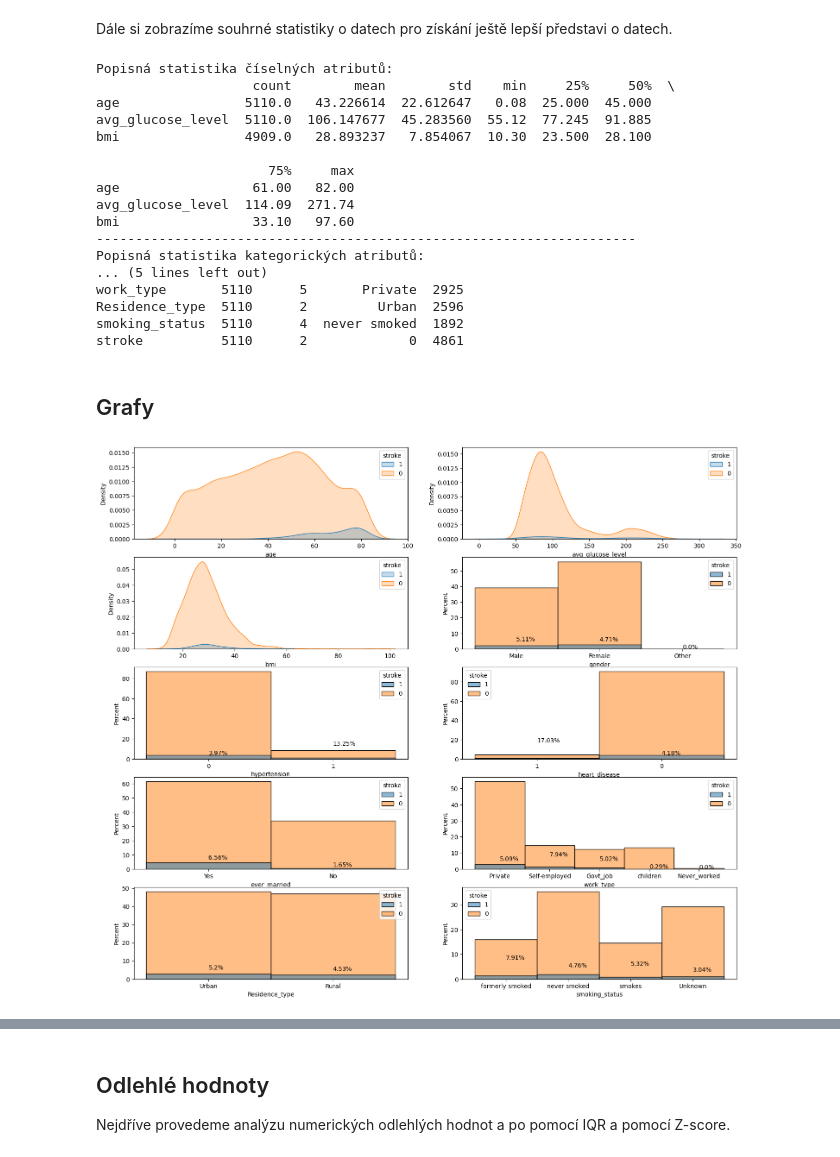
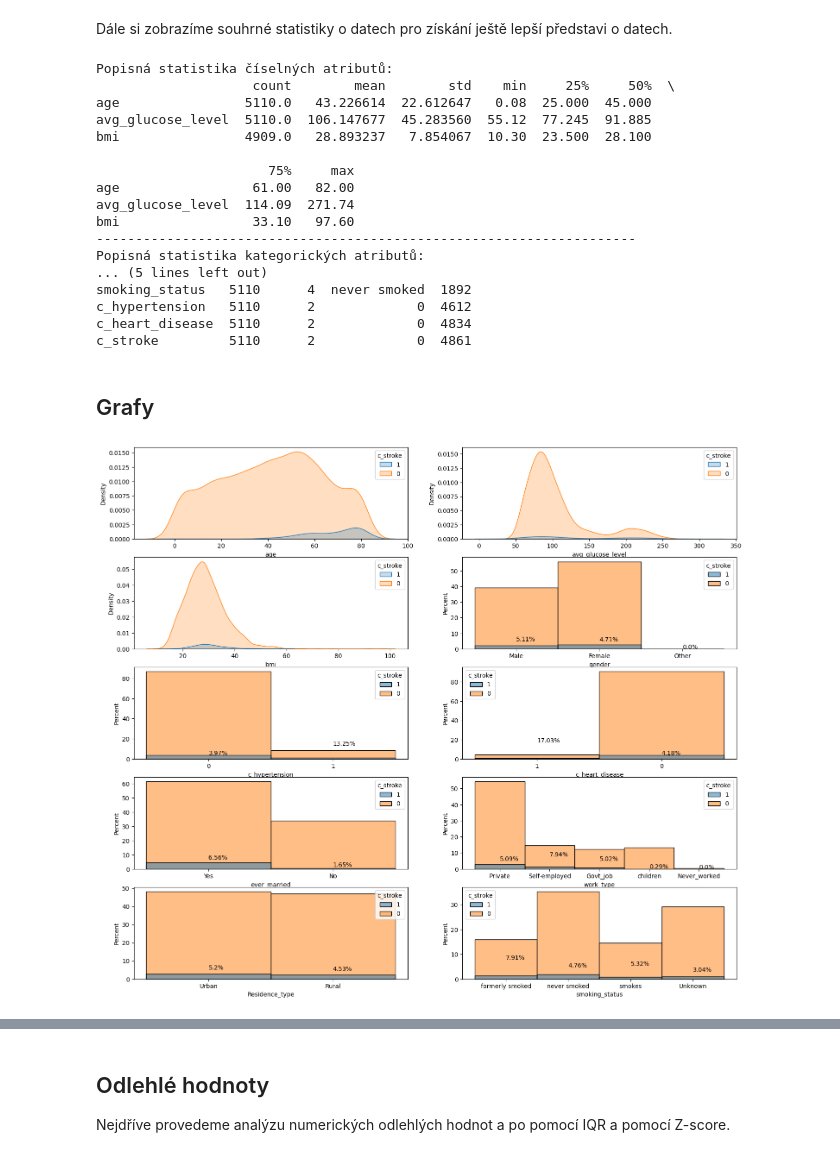
Before and after one commit to LukasKotoun/UPA, a Jupyter notebook: 3/analysis.ipynb, the cells around one changed output, grey strips where cells are left out. Saved outputs shown, nothing was run; the diff lists cells and outputs as text; code cells hidden in the pictures.

```diff
--- a/3/analysis.ipynb
+++ b/3/analysis.ipynb
@@ -13,9 +13,6 @@ import matplotlib.pyplot as plt
 
 df = pd.read_csv('healthcare-dataset-stroke-data.csv')
 df = df.drop(columns="id")
-df["hypertension"] = df["hypertension"].astype("str")
-df["heart_disease"] = df["heart_disease"].astype("str")
-df["stroke"] = df["stroke"].astype("str")
 # %% [markdown]
 Provedeme analýzu dat jako celek. Vypíšeme si datové typy jednotlivých atribůtu a pár dat od každého pro základní pochopení dat.
 # %%
@@ -49,7 +46,9 @@ print("Popisná statistika číselných atributů:")
 print(df[["age", "avg_glucose_level", "bmi"]].describe().T)
 print("---------------------------------------------------------------------")
 print("Popisná statistika kategorických atributů:")
-# add to kategoric also hypertension
+df["c_hypertension"] = df["hypertension"].astype("str")
+df["c_heart_disease"] = df["heart_disease"].astype("str")
+df["c_stroke"] = df["stroke"].astype("str")
 print(df.describe(include=['object']).T)
 # %% [output]
 Popisná statistika číselných atributů:
@@ -65,36 +64,38 @@ bmi                 33.10   97.60
 ---------------------------------------------------------------------
 Popisná statistika kategorických atributů:
 ... (5 lines left out)
-work_type       5110      5       Private  2925
-Residence_type  5110      2         Urban  2596
-smoking_status  5110      4  never smoked  1892
-stroke          5110      2             0  4861
+smoking_status   5110      4  never smoked  1892
+c_hypertension   5110      2             0  4612
+c_heart_disease  5110      2             0  4834
+c_stroke         5110      2             0  4861
 # %% [markdown]
 ## Grafy
 # %%
+import seaborn as sns
+import matplotlib.pyplot as plt
 import numpy as np
 fig, ax = plt.subplots(5, 2, figsize=(18, 16))
 ax = ax.flatten()
 
 numerical = ["age", "avg_glucose_level", "bmi"]
-categorical = ["gender", "hypertension", "heart_disease", "ever_married", "work_type", "Residence_type", "smoking_status"]
+categorical = ["gender", "c_hypertension", "c_heart_disease", "ever_married", "work_type", "Residence_type", "smoking_status"]
 
 # Numerical
 for idx, attr in enumerate(numerical):
-    sns.kdeplot(data=df, x=attr, hue="stroke", fill=True, ax=ax[idx])
+    sns.kdeplot(data=df, x=attr, hue="c_stroke", fill=True, ax=ax[idx])
 # Categorical
 for idx, attr in enumerate(categorical, start=3):
-    sns.histplot(data=df, x=attr, hue="stroke", fill=True, ax=ax[idx], stat="percent")
+    sns.histplot(data=df, x=attr, hue="c_stroke", fill=True, ax=ax[idx], stat="percent")
 
 
     categories = [tick.get_text() for tick in ax[idx].get_xticklabels()]
     for category in categories:
-        perc = df[(df[attr] == category) & (df['stroke'] == "1")].shape[0]/df[df[attr] == category].shape[0]
+        perc = df[(df[attr] == category) & (df['c_stroke'] == "1")].shape[0]/df[df[attr] == category].shape[0]
         x_pos = list(categories).index(category)
         ax[idx].text(
             x=x_pos,
             y=perc*100,
             s=f"{str(np.round(perc*100, decimals=2))}%"
         )
 # %% [output]
-[figure, old version]
+[figure, new version]
```
Also changed, not shown: parts of 15 cells of this notebook.
